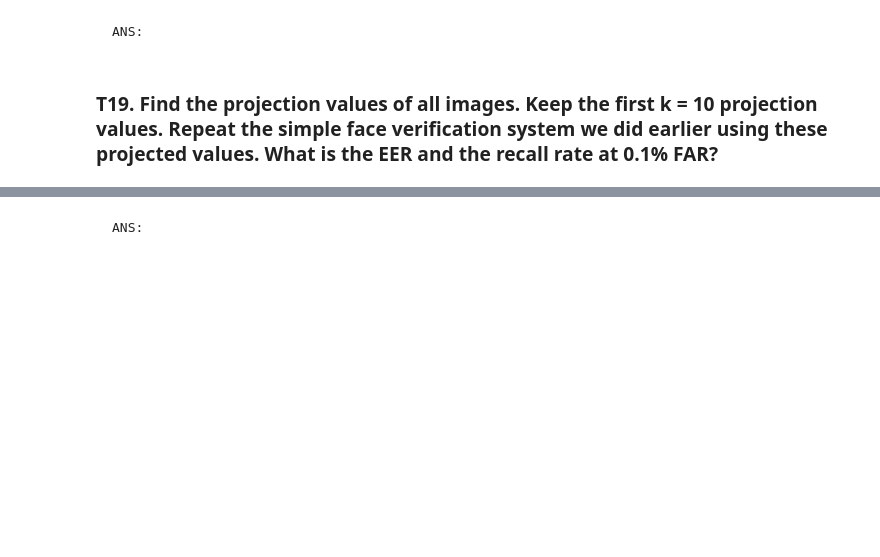
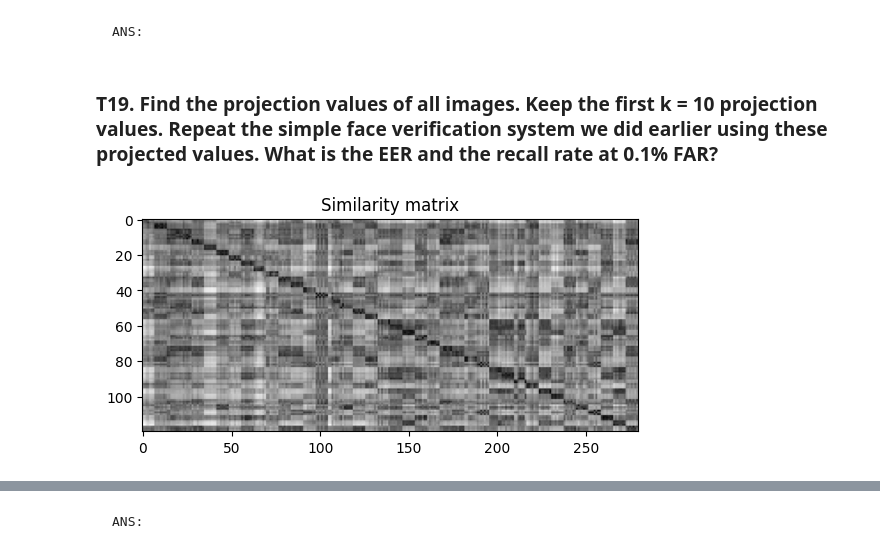
Before and after one commit to ppirch/Pattern_2024, a Jupyter notebook: HW/HW03/HW3_Fisherfaces(student).ipynb, the cells around one changed output, grey strips where cells are left out. Saved outputs shown, nothing was run; the diff lists cells and outputs as text; code cells hidden in the pictures; blank space fills up the shorter version.

```diff
--- a/HW/HW03/HW3_Fisherfaces(student).ipynb
+++ b/HW/HW03/HW3_Fisherfaces(student).ipynb
@@ -596,13 +703,14 @@ def calculate_projection_vectors(matrix, meanface, v):
     """
 
     # INSERT CODE HERE
+    projection_vectors = np.dot((matrix-meanface), v)
 
     return projection_vectors
 # %%
 # TODO: Get projection vectors of T and D, then Keep first k projection values.
-k = ...
-T_reduced = ...
-D_reduced = ...
+k = 10
+T_reduced = calculate_projection_vectors(T, meanface, v)[:, :k]
+D_reduced = calculate_projection_vectors(D, meanface, v)[:, :k]
 
 
 def test_reduce_dimension():
@@ -612,5 +720,13 @@ def test_reduce_dimension():
 test_reduce_dimension()
 # %%
 # TODO: Get similarity matrix of T_reduced and D_reduced
+
+similarity_matrix = generate_similarity_matrix(T_reduced, D_reduced)
+
+plt.imshow(similarity_matrix, cmap='gray')
+plt.title('Similarity matrix')
+plt.show()
+# %% [output]
+[figure, added]
 # %%
 # TODO: Find EER and the recall rate at 0.1% FAR.
```
Also changed, not shown: parts of 63 cells of this notebook.
